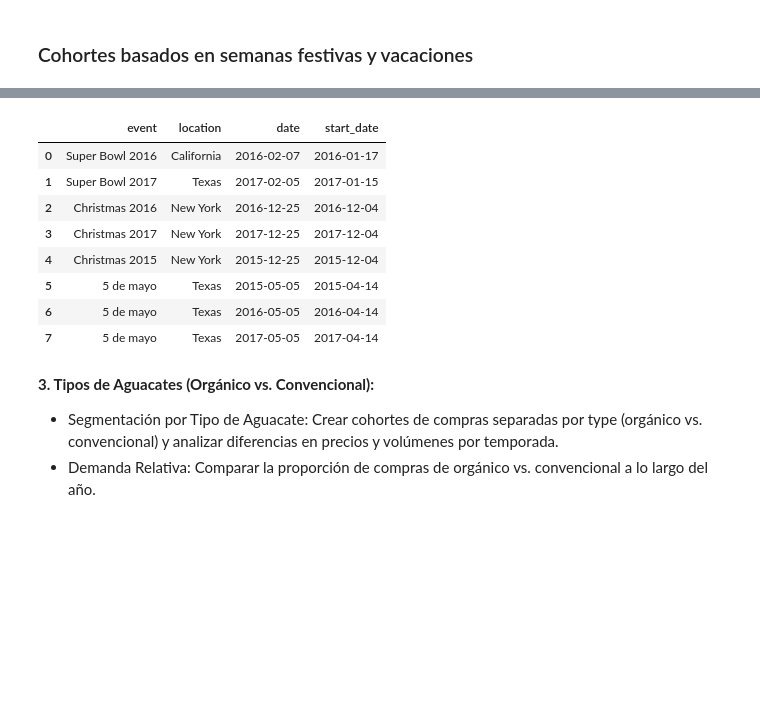
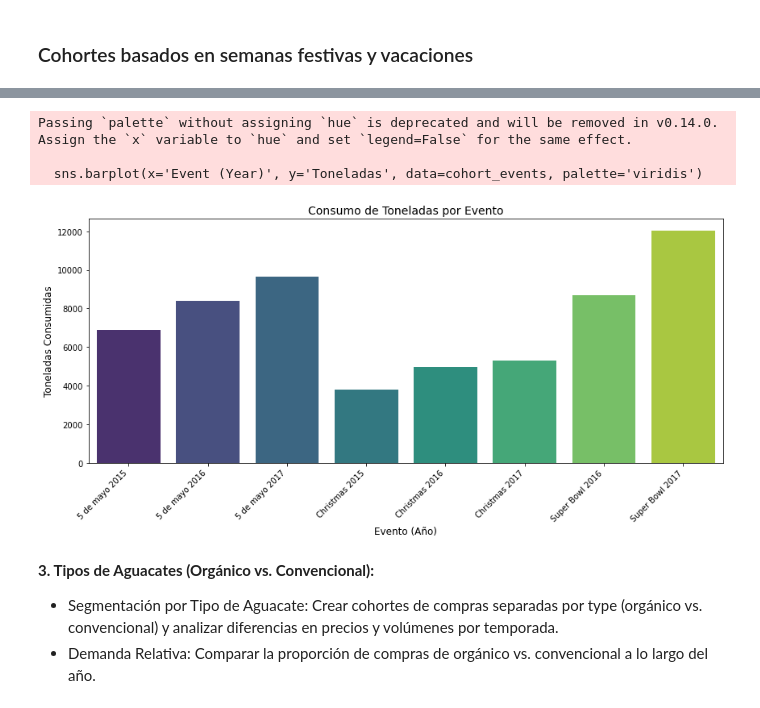
Before and after one commit to Julix4/AvoEconomics, a Jupyter notebook: cohortes-avanzados.ipynb, the cells around one changed output, grey strips where cells are left out. Drawn from its saved outputs; the diff is of its cells as text; code cells hidden in the pictures; blank space fills up the shorter version.

Commit message:
update cohortes avanzados

```diff
--- a/cohortes-avanzados.ipynb
+++ b/cohortes-avanzados.ipynb
@@ -414,11 +414,11 @@ plt.show()
 # %%
 # Crear una lista de eventos importantes y sus fechas
 events = [
-    {'event': 'Super Bowl 2016', 'location': 'California', 'date': '2016-02-07'},
-    {'event': 'Super Bowl 2017', 'location': 'Texas', 'date': '2017-02-05'},
-    {'event': 'Christmas 2016', 'location': 'New York', 'date': '2016-12-25'},
-    {'event': 'Christmas 2017', 'location': 'New York', 'date': '2017-12-25'},
-    {'event': 'Christmas 2015', 'location': 'New York', 'date': '2015-12-25'},
+    {'event': 'Super Bowl', 'location': 'California', 'date': '2016-02-07'},
+    {'event': 'Super Bowl', 'location': 'Texas', 'date': '2017-02-05'},
+    {'event': 'Christmas', 'location': 'Newyork', 'date': '2015-12-25'},
+    {'event': 'Christmas', 'location': 'Newyork', 'date': '2016-12-25'},
+    {'event': 'Christmas', 'location': 'Newyork', 'date': '2017-12-25'},
     {'event': '5 de mayo', 'location': 'Texas', 'date': '2015-05-05'},
     {'event': '5 de mayo', 'location': 'Texas', 'date': '2016-05-05'},
     {'event': '5 de mayo', 'location': 'Texas', 'date': '2017-05-05'}
@@ -479,15 +505,20 @@ KeyError: "Column(s) ['date', 'start_date'] do not exist"
-# %%
-events
-# %% [output]
-|  | event | location | date | start_date |
-| 0 | Super Bowl 2016 | California | 2016-02-07 | 2016-01-17 |
-| 1 | Super Bowl 2017 | Texas | 2017-02-05 | 2017-01-15 |
-| 2 | Christmas 2016 | New York | 2016-12-25 | 2016-12-04 |
-| 3 | Christmas 2017 | New York | 2017-12-25 | 2017-12-04 |
-| 4 | Christmas 2015 | New York | 2015-12-25 | 2015-12-04 |
-| 5 | 5 de mayo | Texas | 2015-05-05 | 2015-04-14 |
-| 6 | 5 de mayo | Texas | 2016-05-05 | 2016-04-14 |
-| 7 | 5 de mayo | Texas | 2017-05-05 | 2017-04-14 |
+# %%
+import seaborn as sns
+
+# Crear un histograma para el consumo de toneladas por evento
+plt.figure(figsize=(12, 6))
+sns.barplot(x='Event (Year)', y='Toneladas', data=cohort_events, palette='viridis')
+plt.xticks(rotation=45, ha='right')
+plt.title('Consumo de Toneladas por Evento', fontsize=14)
+plt.xlabel('Evento (Año)', fontsize=12)
+plt.ylabel('Toneladas Consumidas', fontsize=12)
+plt.tight_layout()
+plt.show()
+# %% [output]
+Passing `palette` without assigning `hue` is deprecated and will be removed in v0.14.0. Assign the `x` variable to `hue` and set `legend=False` for the same effect.
+
+  sns.barplot(x='Event (Year)', y='Toneladas', data=cohort_events, palette='viridis')
+[figure, added]
 # %% [markdown]
 **3. Tipos de Aguacates (Orgánico vs. Convencional):**
 - Segmentación por Tipo de Aguacate: Crear cohortes de compras separadas por type (orgánico vs. convencional) y analizar diferencias en precios y volúmenes por temporada.
```
Also changed, not shown: parts of 1 cell of this notebook.
